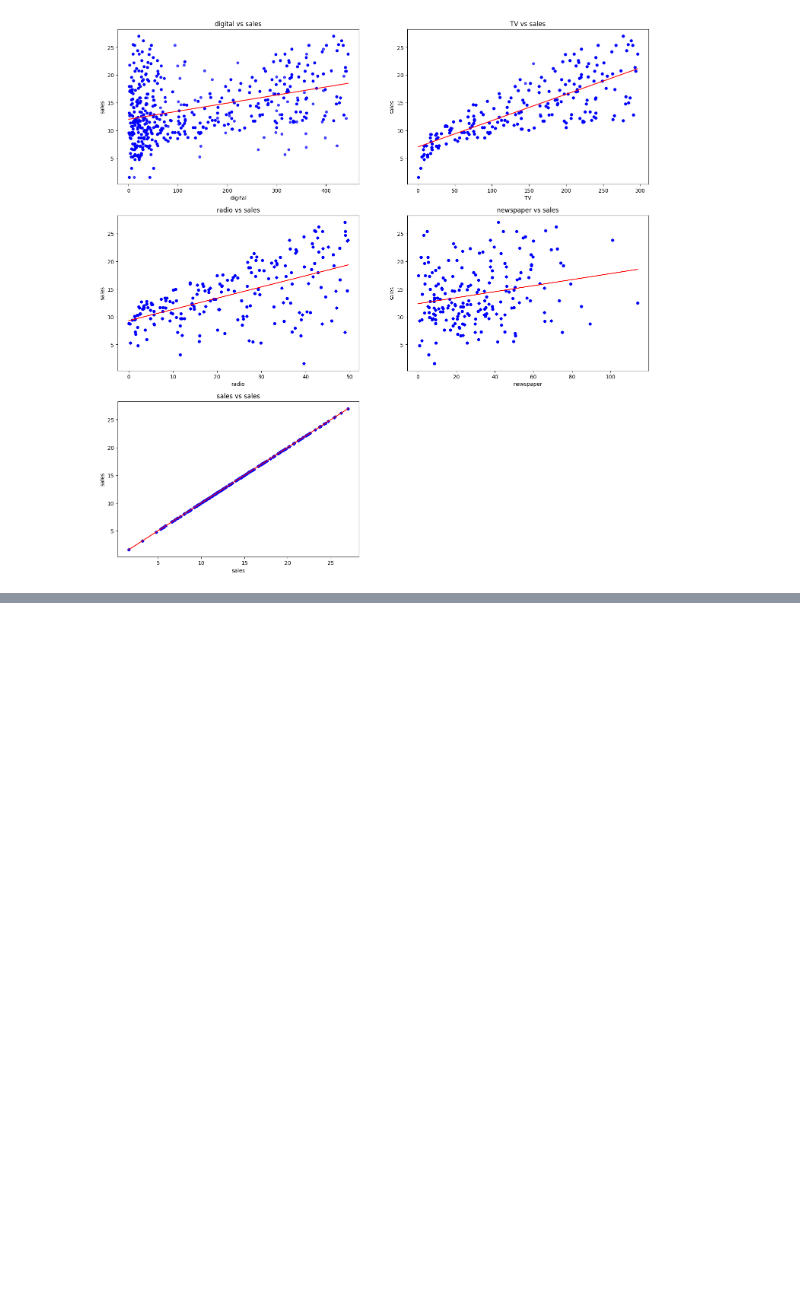
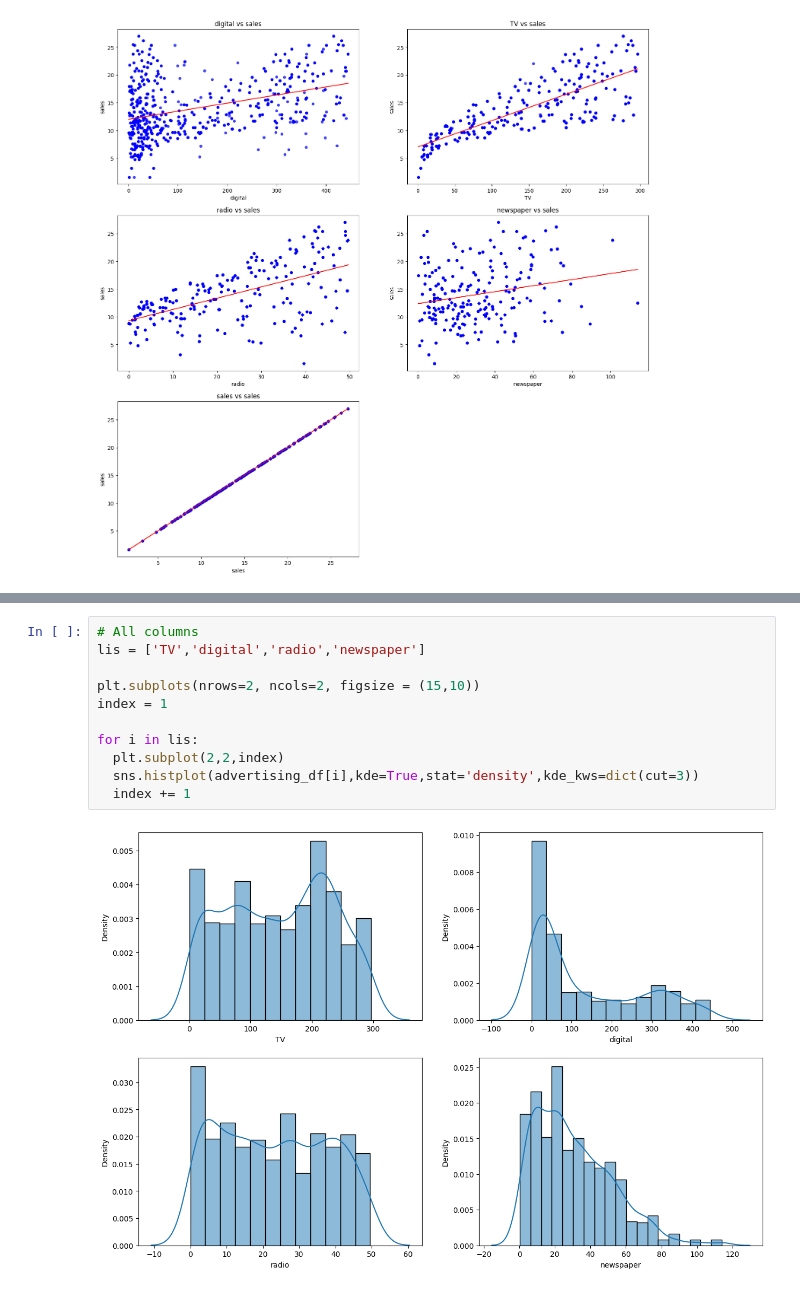
Before and after one commit to Capaquira/projectsLivreLow-code, a Jupyter notebook: MarketingProject.ipynb, the cells around one changed output, grey strips where cells are left out. Drawn from its saved outputs; the diff is of its cells as text; blank space fills up the shorter version.

```diff
--- a/MarketingProject.ipynb
+++ b/MarketingProject.ipynb
@@ -101,0 +108,13 @@ for i, col in enumerate(advertising_df.columns[1:len(advertising_df.columns)]):
+# %%
+# All columns
+lis = ['TV','digital','radio','newspaper']
+
+plt.subplots(nrows=2, ncols=2, figsize = (15,10))
+index = 1
+
+for i in lis:
+  plt.subplot(2,2,index)
+  sns.histplot(advertising_df[i],kde=True,stat='density',kde_kws=dict(cut=3))
+  index += 1
+# %% [output]
+[figure, added]
```
Also changed, not shown: parts of 6 cells of this notebook.
